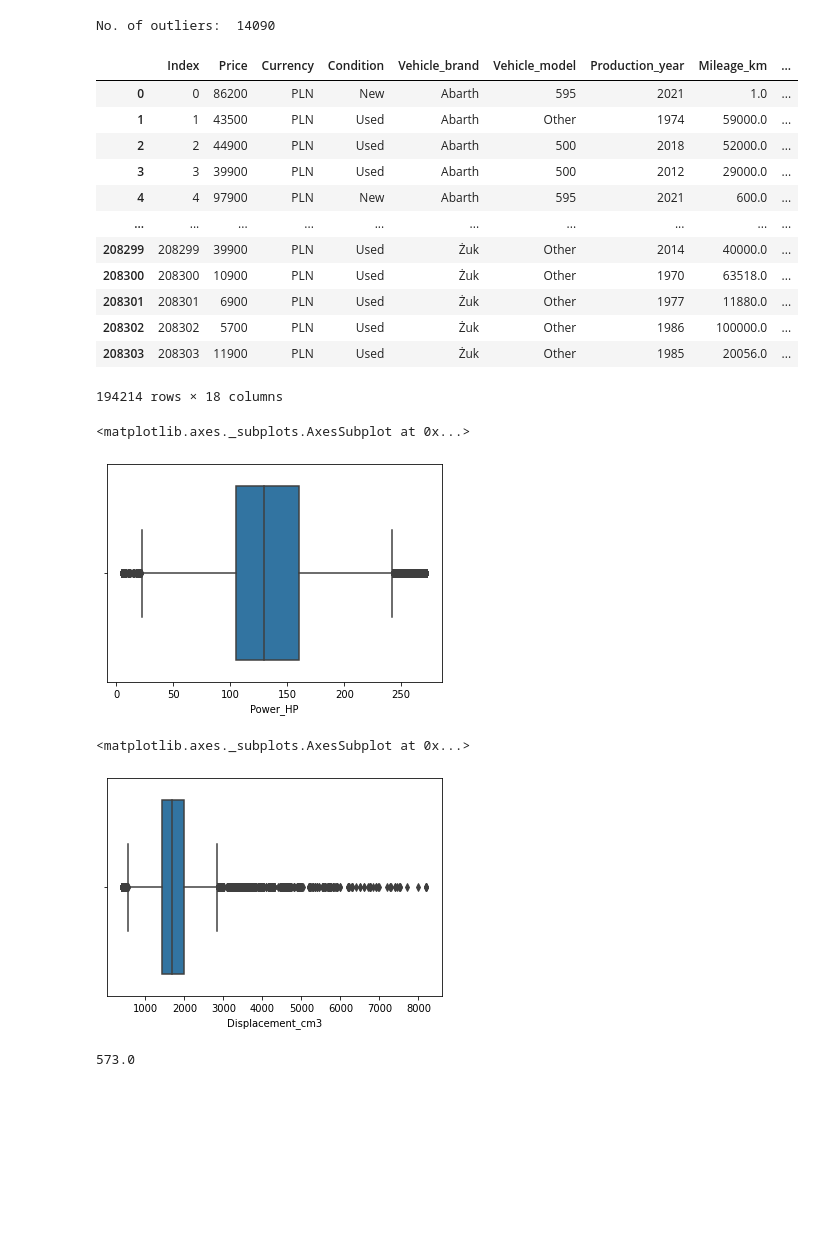
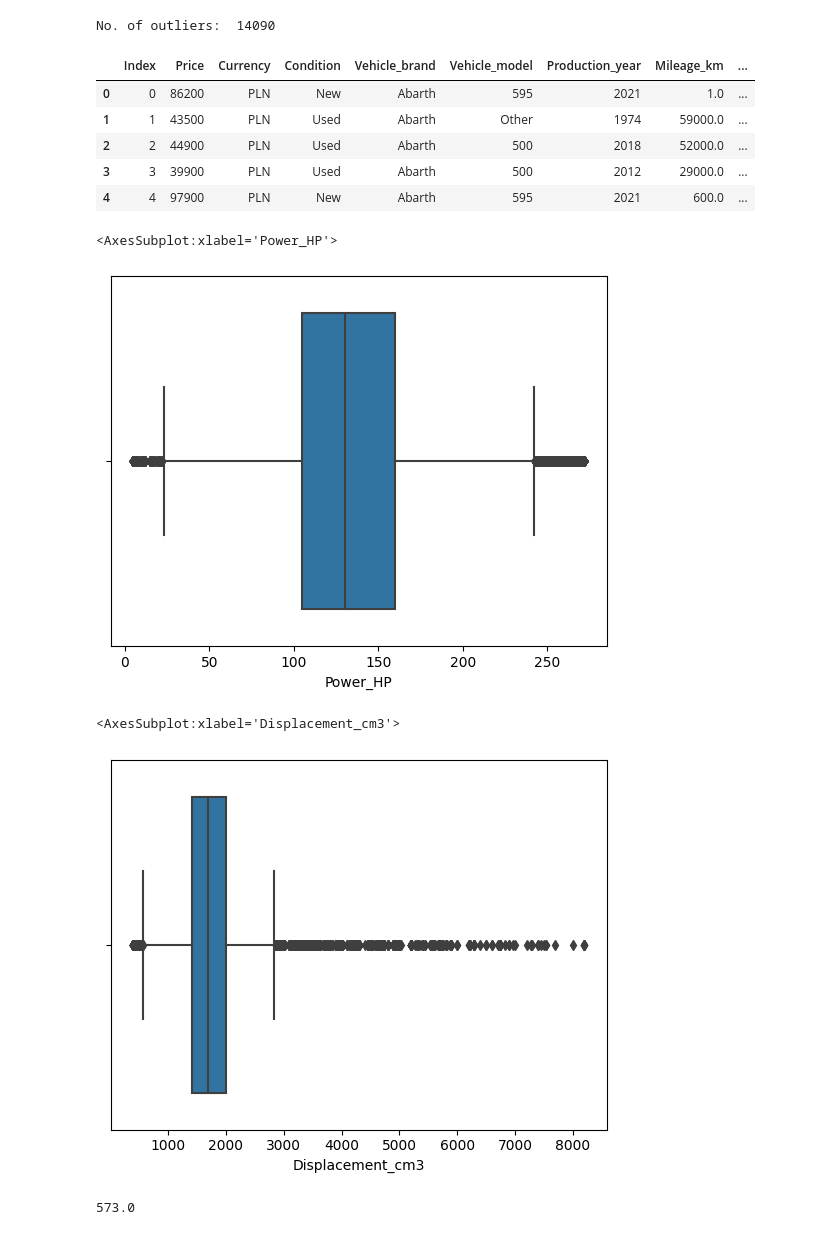
Before and after one commit to marawan1805/DataEngineering, a Jupyter notebook: Milestone1.ipynb, the cells around one changed output. Saved outputs shown, nothing was run; the diff lists cells and outputs as text; code cells hidden in the pictures; blank space fills up the shorter version.

```diff
--- a/Milestone1.ipynb
+++ b/Milestone1.ipynb
@@ -8,7 +8,7 @@ import matplotlib.pyplot as plt
 import seaborn as sns
 from scipy import stats
 # %%
-df = pd.read_csv('/content/Car_sale_ads.csv')
+df = pd.read_csv('Car_sale_ads.csv')
 # %%
 df.head()
 # %% [output]
@@ -28,7 +28,6 @@ df.head()
 df.drop('Vehicle_version' , axis = 1 , inplace = True)
 df.drop('Vehicle_generation' , axis = 1 , inplace = True)
 df.drop('CO2_emissions' , axis = 1  , inplace = True)
-df.drop('Drive' , axis = 1 ,  inplace = True)
 df.drop('Origin_country' , axis = 1 , inplace = True)
 df.drop('First_owner' , axis = 1 , inplace = True)
 df.drop('First_registration_date' , axis = 1 , inplace = True)
@@ -81,33 +81,26 @@ No. of outliers:  14090
 # %%
 #Removing the outliers
 df = df[~(mask)]
-df
+df.head()
 # %% [output]
 |  | Index | Price | Currency | Condition | Vehicle_brand | Vehicle_model | Production_year | Mileage_km | ... |
 | 0 | 0 | 86200 | PLN | New | Abarth | 595 | 2021 | 1.0 | ... |
 | 1 | 1 | 43500 | PLN | Used | Abarth | Other | 1974 | 59000.0 | ... |
 | 2 | 2 | 44900 | PLN | Used | Abarth | 500 | 2018 | 52000.0 | ... |
 | 3 | 3 | 39900 | PLN | Used | Abarth | 500 | 2012 | 29000.0 | ... |
 | 4 | 4 | 97900 | PLN | New | Abarth | 595 | 2021 | 600.0 | ... |
-| ... | ... | ... | ... | ... | ... | ... | ... | ... | ... |
-| 208299 | 208299 | 39900 | PLN | Used | Żuk | Other | 2014 | 40000.0 | ... |
-| 208300 | 208300 | 10900 | PLN | Used | Żuk | Other | 1970 | 63518.0 | ... |
-| 208301 | 208301 | 6900 | PLN | Used | Żuk | Other | 1977 | 11880.0 | ... |
-| 208302 | 208302 | 5700 | PLN | Used | Żuk | Other | 1986 | 100000.0 | ... |
-| 208303 | 208303 | 11900 | PLN | Used | Żuk | Other | 1985 | 20056.0 | ... |
-194214 rows × 18 columns
 # %%
 #box-plot after removing outliers
 sns.boxplot(x=df['Power_HP'])
 # %% [output]
-<matplotlib.axes._subplots.AxesSubplot at 0x...>
+<AxesSubplot:xlabel='Power_HP'>
-[figure, old version]
+[figure, new version]
 # %%
 #box-plot before removing outliers
 sns.boxplot(x=df['Displacement_cm3'])
 # %% [output]
-<matplotlib.axes._subplots.AxesSubplot at 0x...>
+<AxesSubplot:xlabel='Displacement_cm3'>
-[figure, old version]
+[figure, new version]
 # %%
 Q1 = df['Displacement_cm3'].quantile(0.25)
 Q3 = df['Displacement_cm3'].quantile(0.75)
```
Also changed, not shown: parts of 37 cells of this notebook.
